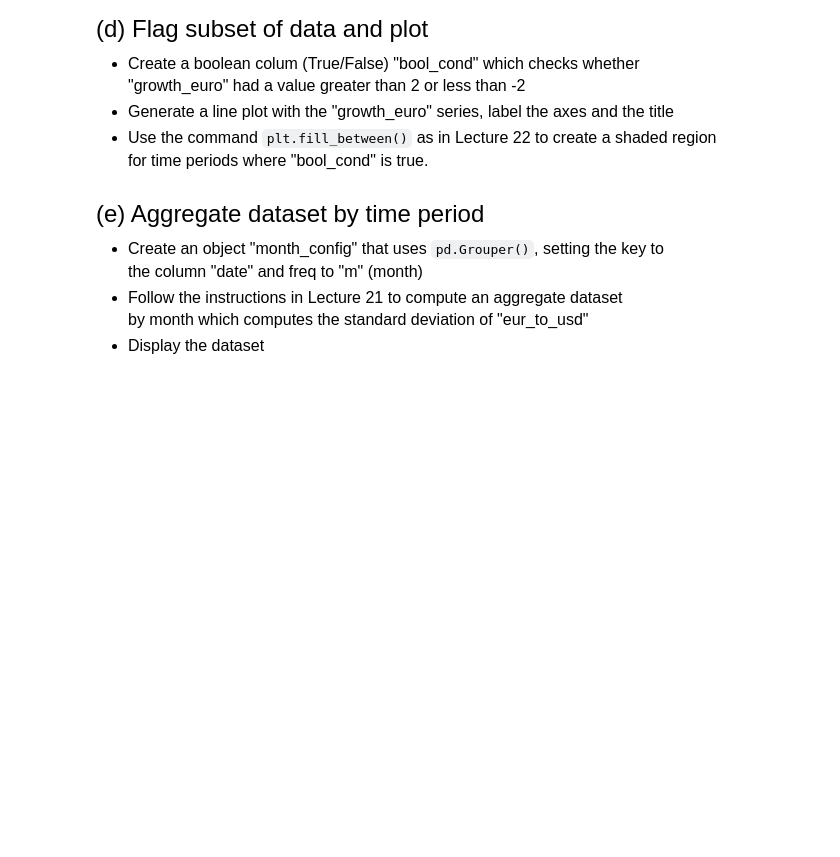
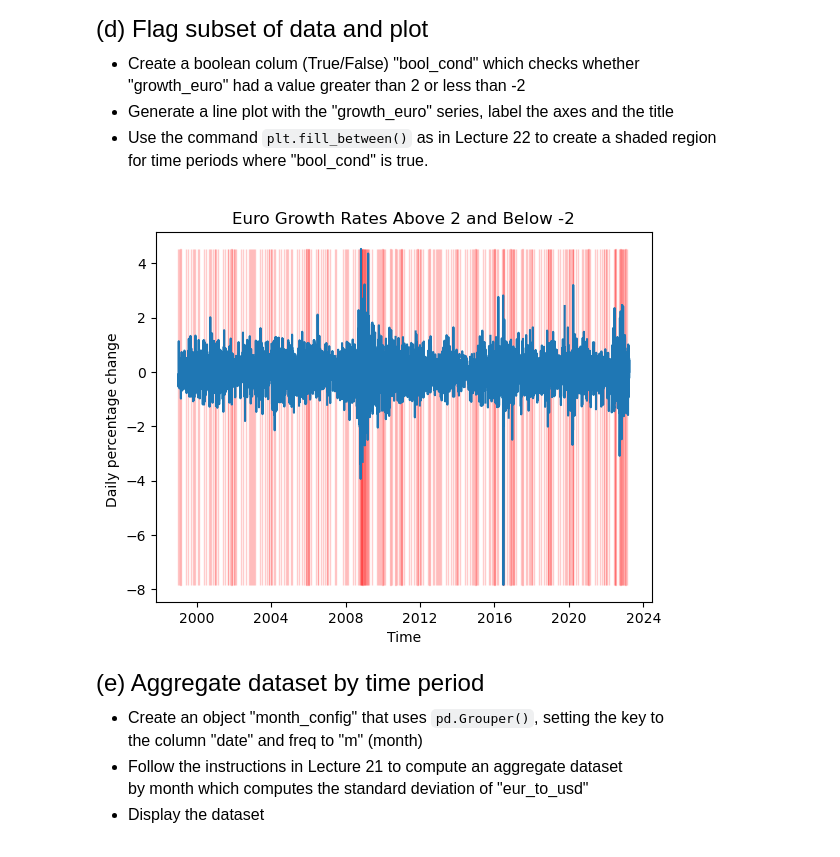
Before and after one commit to jshimp/emoryqtm151, a Jupyter notebook: Quiz 5 - Section 3.ipynb, the cells around one changed output. Saved outputs shown, nothing was run; the diff lists cells and outputs as text; code cells hidden in the pictures; blank space fills up the shorter version.

```diff
--- a/Quiz 5 - Section 3.ipynb
+++ b/Quiz 5 - Section 3.ipynb
@@ -80,0 +100,7 @@
+# %%
+# Write your own code
+currencies["diff_euro"] = currencies["eur_to_usd"].diff()
+currencies["lag_euro"] = currencies["eur_to_usd"].shift(1)
+currencies["growth_euro"] = currencies["diff_euro"]*100/currencies["lag_euro"]
+
+display(currencies[["eur_to_usd","lag_euro","diff_euro","growth_euro"]])
@@ -95,3 +133,22 @@ for time periods where "bool_cond" is true.
+# %%
+# Write your own code
+currencies["bool_cond"] = currencies["growth_euro"].between(-2, 2)
+
+plt.plot("date", "growth_euro", data = currencies)
+plt.xlabel("Time")
+plt.ylabel("Daily percentage change ")
+plt.title("Euro Growth Rates Above 2 and Below -2")
+
+vec_y = currencies["growth_euro"]
+plt.fill_between(x= currencies["date"],
+                 y1 = vec_y.min(),
+                 y2 = vec_y.max(),
+                 where = -currencies["bool_cond"],
+                 alpha = 0.2,color = "red")
+
+plt.show()
+# %% [output]
+[figure, added]
 # %% [markdown]
 <font size = "5">
 
```
Also changed, not shown: parts of 14 cells of this notebook, 3 other files.
